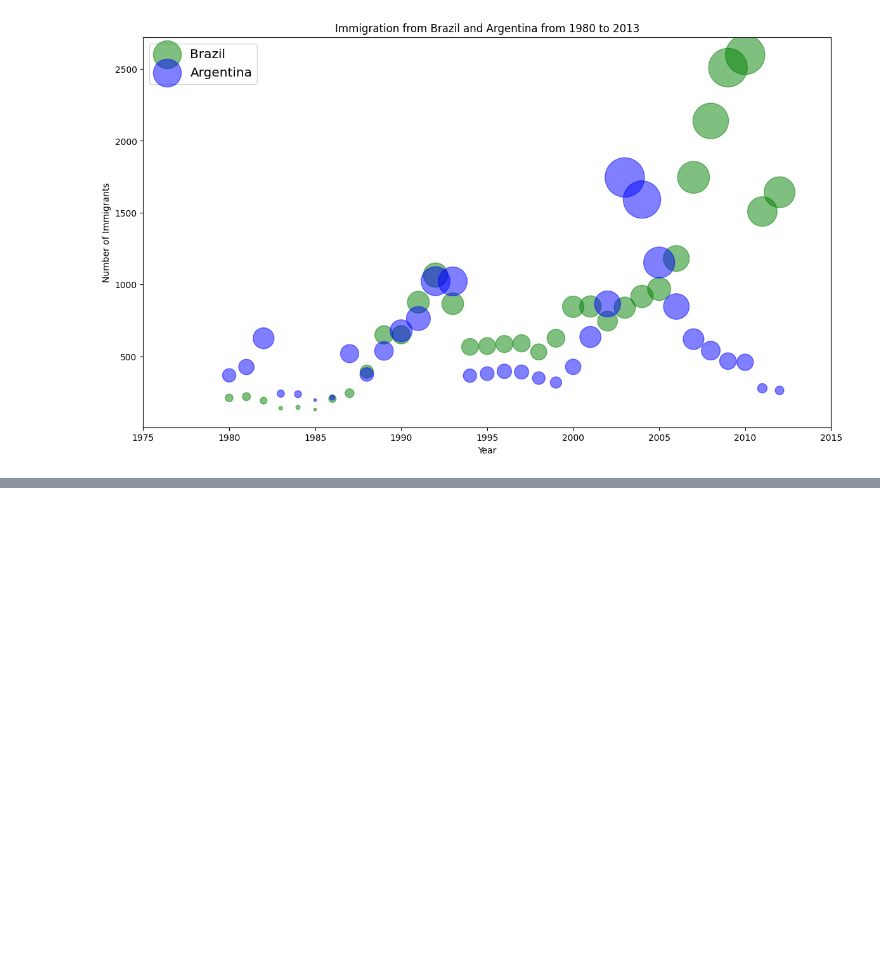
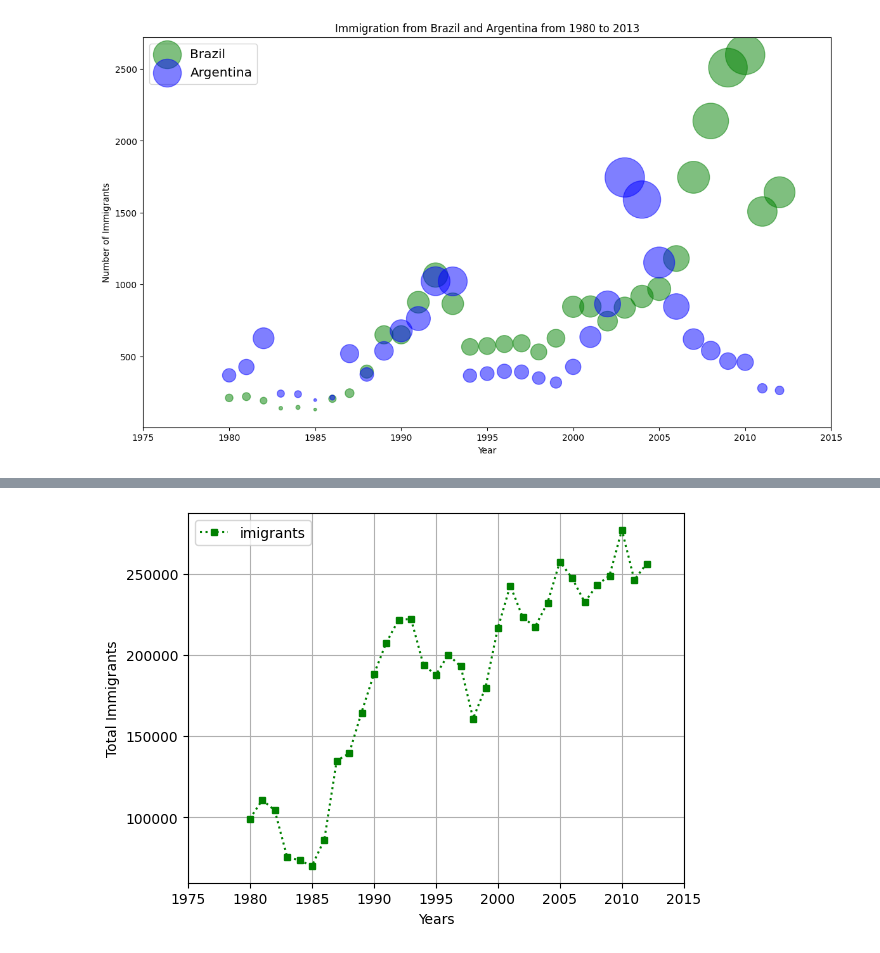
Before and after one commit to Mohotasir/my_ML_Journey, a Jupyter notebook: dataVisualization.ipynb, the cells around one changed output, grey strips where cells are left out. Drawn from its saved outputs; the diff is of its cells as text; code cells hidden in the pictures; blank space fills up the shorter version.

```diff
--- a/dataVisualization.ipynb
+++ b/dataVisualization.ipynb
@@ -531,0 +587,19 @@ h
+# %%
+fig,ax = plt.subplots()
+totimgrnt.index= totimgrnt.index.map(int)
+ax.plot(
+        totimgrnt,
+        marker = 's',
+        markersize = 5,
+        linestyle = 'dotted',
+        color = 'green'
+        )
+ax.set_xlabel('Years')
+ax.set_ylabel('Total Immigrants')
+
+plt.legend(['imigrants'])
+plt.xlim(1975,2015)
+plt.grid(True)
+plt.show()
+# %% [output]
+[figure, added]
```
Also changed, not shown: parts of 16 cells of this notebook.
